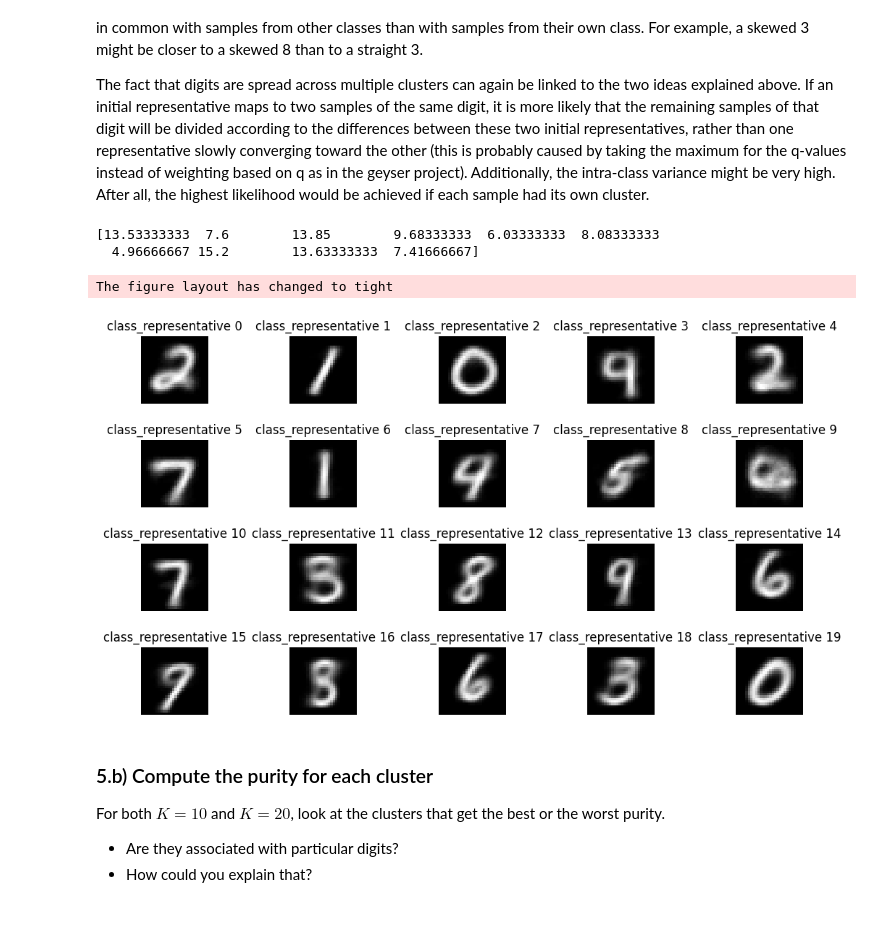
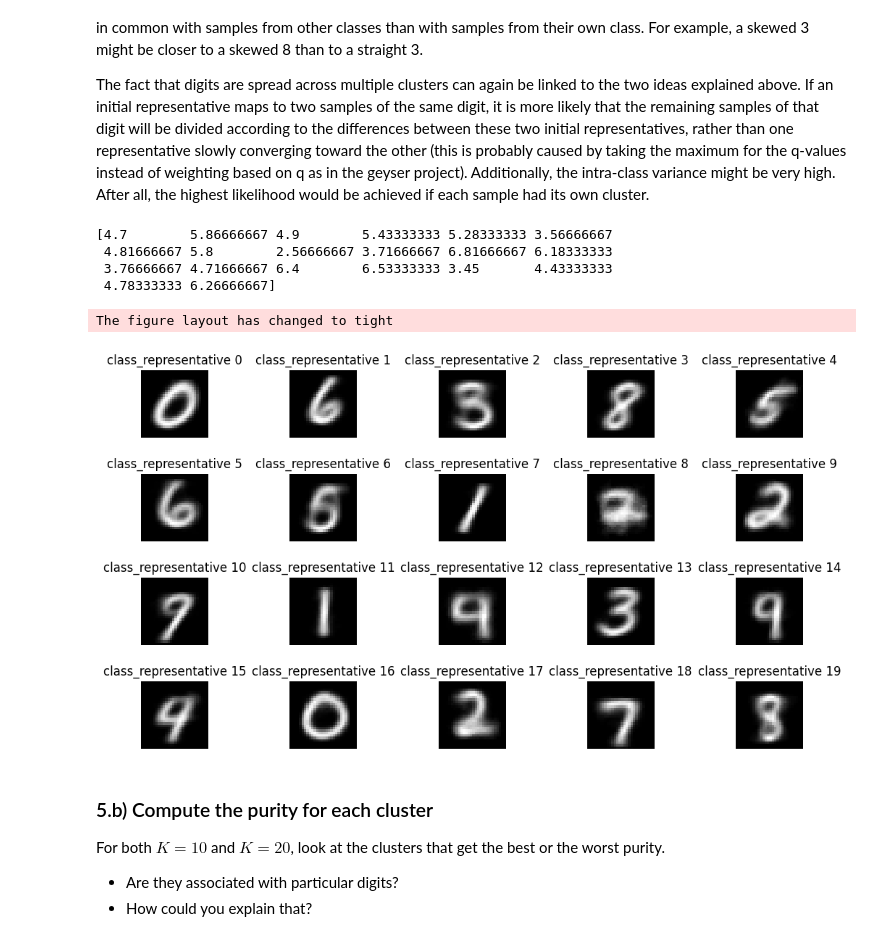
Before and after one commit to Jynns/AppliedPML_GroupA, a Jupyter notebook: assignement-em/Project_Mixture_model2.ipynb, the cells around one changed output. Cells and saved outputs as stored; diff of their text form; code cells hidden in the pictures.

```diff
--- a/assignement-em/Project_Mixture_model2.ipynb
+++ b/assignement-em/Project_Mixture_model2.ipynb
@@ -692,7 +692,7 @@ def EM(X, K, max_iter=100, tol=1e-4):
     """
 
     # Init
-    rng = np.random.default_rng()
+    rng = np.random.default_rng(seed=42)
     init_indices = rng.choice(len(X), K, replace=False)
     L = 1
     class_representatives_lst = [X[i] for i in init_indices]
@@ -741,7 +741,7 @@ K_1 = 10
 K_2 = 20
 N = 6000
 
-class_representatives_lst, priors_lst, assignments, log_likelihoods = EM(X_train_bin[:N], K_1)
+class_representatives_lst_10, priors_lst_10, assignments_10, log_likelihoods_10 = EM(X_train_bin[:N], K_1)
 # %% [markdown]
 ## 5) Evaluation
 
@@ -769,7 +769,7 @@ print(counts / sum(counts) * 100)
 fig, axes = plt.subplots(2, 5, figsize=(11, 6), constrained_layout=True)
 for x in range(2):
     for y in range(5):
-        axes[x, y].imshow(recover_image_matrix(class_representatives_lst[x*5 + y]), cmap='gray')
+        axes[x, y].imshow(recover_image_matrix(class_representatives_lst_10[x*5 + y]), cmap='gray')
         axes[x, y].set_title("class_representative "+ str(x*5 + y))
         axes[x, y].axis('off')
 plt.tight_layout(pad=2.0)
@@ -790,23 +790,25 @@ The fact that digits are spread across multiple clusters can again be linked to
 counts = np.bincount(assignments)
 print(counts / sum(counts) * 100)
 # %% [output]
-[13.53333333  7.6        13.85        9.68333333  6.03333333  8.08333333
-  4.96666667 15.2        13.63333333  7.41666667]
+[4.7        5.86666667 4.9        5.43333333 5.28333333 3.56666667
+ 4.81666667 5.8        2.56666667 3.71666667 6.81666667 6.18333333
+ 3.76666667 4.71666667 6.4        6.53333333 3.45       4.43333333
+ 4.78333333 6.26666667]
 # %%
-class_representatives_lst, priors_lst, assignments, log_likelihoods = EM(X_train_bin[:N], K_2)
+class_representatives_lst_20, priors_lst_20, assignments_20, log_likelihoods_20 = EM(X_train_bin[:N], K_2)
 # %%
 
 fig, axes = plt.subplots(4, 5, figsize=(11, 6), constrained_layout=True)
 for x in range(4):
     for y in range(5):
-        axes[x, y].imshow(recover_image_matrix(class_representatives_lst[x*5 + y]), cmap='gray')
+        axes[x, y].imshow(recover_image_matrix(class_representatives_lst_20[x*5 + y]), cmap='gray')
         axes[x, y].set_title("class_representative "+ str(x*5 + y))
         axes[x, y].axis('off')
 plt.tight_layout(pad=2.0)
 plt.show()
 # %% [output]
 The figure layout has changed to tight
-[figure, old version]
+[figure, new version]
 # %% [markdown]
 
 
```
Also changed, not shown: parts of 8 cells of this notebook.
